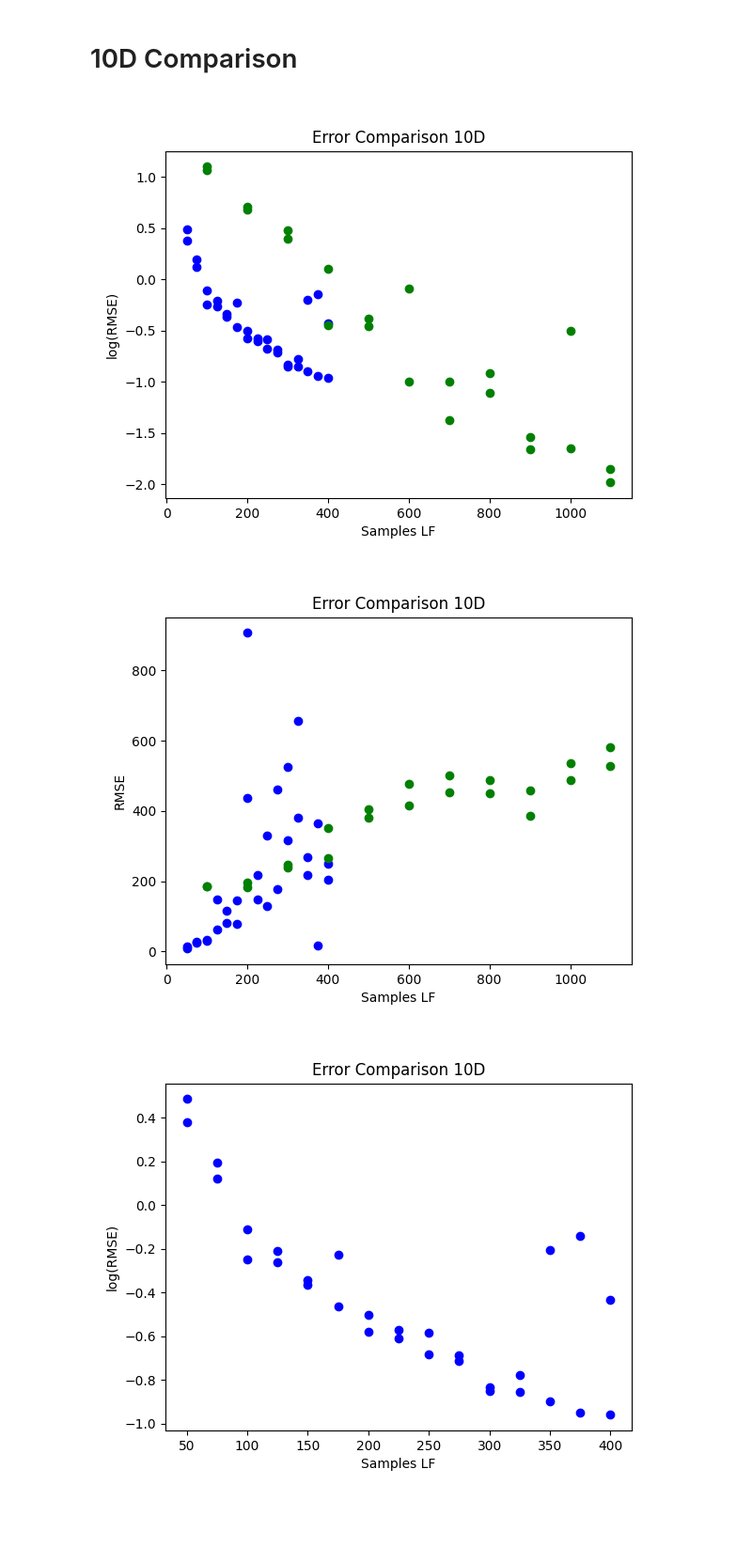
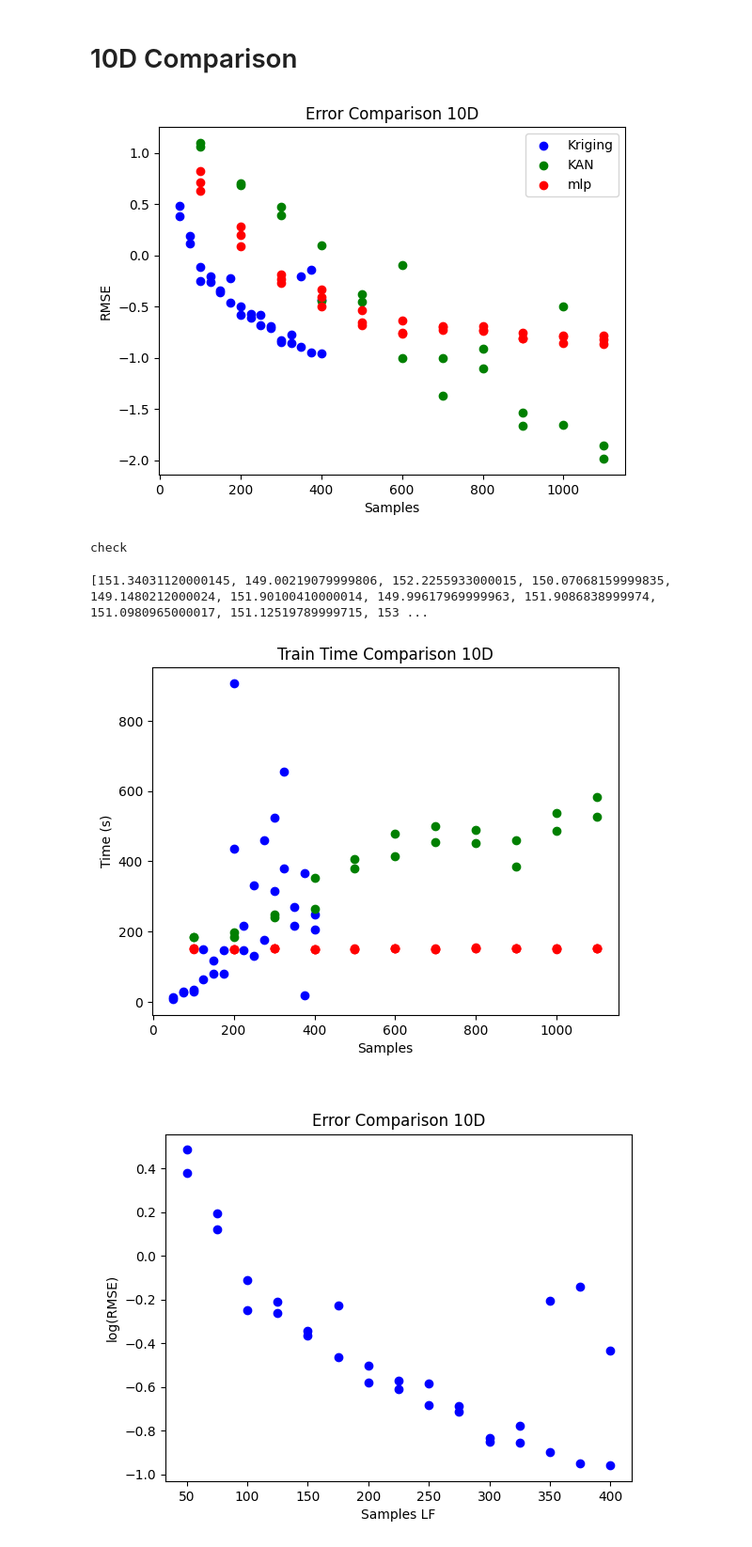
Before and after one commit to tzangleUMaine/SurrogateModeling, a Jupyter notebook: examples/data_viewer.ipynb, the cells around one changed output. Shown at 94% size. Cells and saved outputs as stored; diff of their text form; code cells hidden in the pictures; blank space fills up the shorter version.

```diff
--- a/examples/data_viewer.ipynb
+++ b/examples/data_viewer.ipynb
@@ -76,6 +76,8 @@ def plot_single_fidelity_data(
     name="Cokriging Data",
     color="black",
     label="data",
+    y_label = "RMSE",
+    x_label = "Samples",
     log_output=False,
     ax=None,
 ):
@@ -84,12 +86,12 @@ def plot_single_fidelity_data(
         fig = plt.figure(name)
         ax = fig.add_subplot()
     ax.set_title(name)
-    ax.set_xlabel("Samples LF")
-    ax.set_ylabel("RMSE")
+    ax.set_xlabel(x_label)
+    ax.set_ylabel(y_label)
 
-    if log_output:
+    if log_output==True:
+        print("logged!")
         output = np.log10(output)
-        ax.set_ylabel("log(RMSE)")
 
     ax.scatter(
         points,
@@ -251,50 +297,97 @@ plt.show()
 # %% [markdown]
 # 10D Comparison
 # %%
-kriging10D_points,kriging10D_error,kriging10D_traintime,kriging10D_evaltime = load_single_fidelity_csv_results('Comparisons\kriging_model_comparison_10D.csv')
-kan10D_points,kan10D_error,kan10D_traintime,kan10D_evaltime = load_single_fidelity_csv_results('Comparisons\kan_model_comparison_10D.csv')
+kriging10D_points,kriging10D_error,kriging10D_traintime,kriging10D_evaltime = load_single_fidelity_csv_results('Comparisons/kriging_model_comparison_10D.csv')
+kan10D_points,kan10D_error,kan10D_traintime,kan10D_evaltime = load_single_fidelity_csv_results('Comparisons/kan_model_comparison_10D.csv')
+mlp10D_points,mlp10D_error,mlp10D_traintime,mlp10D_evaltime = load_single_fidelity_csv_results('Comparisons/nn_model_comparison_10D.csv')
 # %%
 ax = plot_single_fidelity_data(
     points=kriging10D_points,
     output=kriging10D_error,
     label="Kriging",
     name="Error Comparison 10D",
     log_output=True,
     color="blue",
 )
 ax = plot_single_fidelity_data(
     points=kan10D_points,
     output=kan10D_error,
     label="KAN",
     name="Error Comparison 10D",
     log_output=True,
     color="green",
     ax = ax,
 )
+ax = plot_single_fidelity_data(
+    points=mlp10D_points,
+    output=mlp10D_error,
+    label="mlp",
+    name="Error Comparison 10D",
+    log_output=True,
+    color="red",
+    ax = ax,
+)
+plt.legend()
 plt.show()
 # %% [output]
-[figure, old version]
+[figure, new version]
+# %%
+this = True
+if this:
+    print("check")
+
+that = False
+if that:
+    print("shouldnt")
+
+def my_Func(some_bool):
+    if some_bool:
+        print("I don't get it")
+my_Func(this)
+my_Func(that)
+# %% [output]
+check
 # %%
+print(mlp10D_traintime)
+plot_name = "Train Time Comparison 10D"
+log_output=False,
+y_label = "Time (s)"
+
+
 ax = plot_single_fidelity_data(
     points=kriging10D_points,
     output=kriging10D_traintime,
     label="Kriging",
-    name="Error Comparison 10D",
-    log_output=False,
+    name=plot_name,
+    log_output=log_output,
     color="blue",
+    y_label=y_label
 )
 ax = plot_single_fidelity_data(
     points=kan10D_points,
     output=kan10D_traintime,
     label="KAN",
-    name="Error Comparison 10D",
-    log_output=False,
+    name=plot_name,
+    log_output=log_output,
+    y_label=y_label,
     color="green",
     ax = ax,
 )
+ax = plot_single_fidelity_data(
+    points=mlp10D_points,
+    output=mlp10D_traintime,
+    label="mlp",
+    name=plot_name,
+    log_output=log_output,
+    y_label=y_label,
+    color="red",
+    ax = ax,
+)
+
 plt.show()
 # %% [output]
+[151.34031120000145, 149.00219079999806, 152.2255933000015, 150.07068159999835, 149.1480212000024, 151.90100410000014, 149.99617969999963, 151.9086838999974, 151.0980965000017, 151.12519789999715, 153 ...
-[figure, old version]
+[figure, new version]
 # %%
 ax = plot_single_fidelity_data(
     points=kriging10D_points,
```
Also changed, not shown: parts of 8 cells of this notebook, 9 other files.
